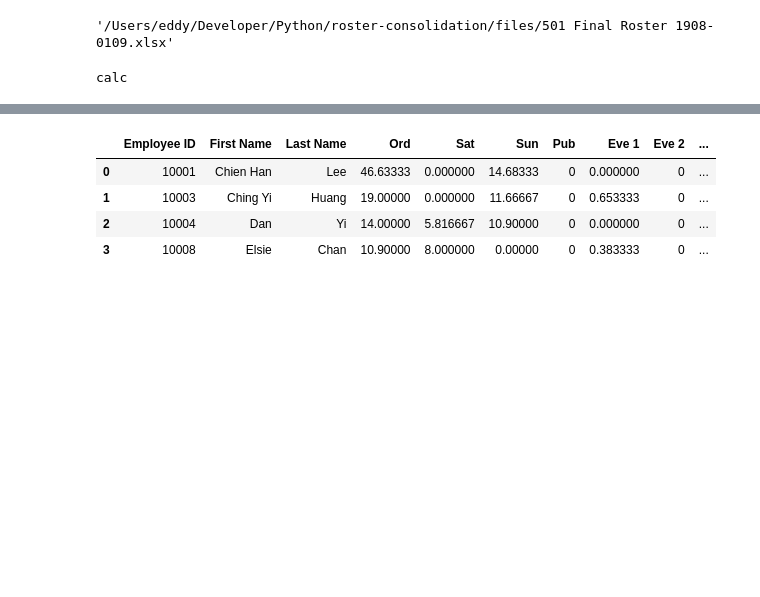
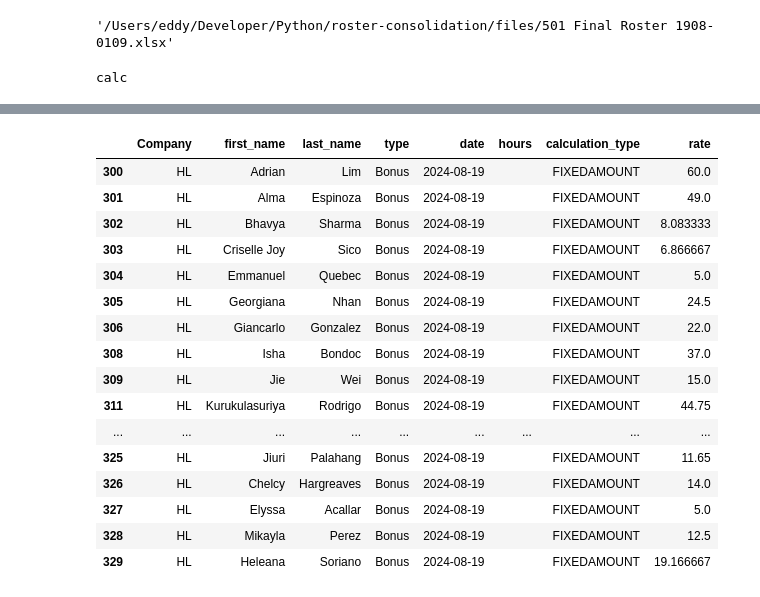
Before and after one commit to gongchaaus/roster-consolidation, a Jupyter notebook: timesheet_billing.ipynb, the cells around one changed output, grey strips where cells are left out. Cells and saved outputs as stored; diff of their text form; code cells hidden in the pictures; blank space fills up the shorter version.

```diff
--- a/timesheet_billing.ipynb
+++ b/timesheet_billing.ipynb
@@ -272,6 +272,16 @@ def calc_timesheets_n_billings(files):
   cols = ['Company', 'first_name', 'last_name', 'type', 'date','hours']
   upsheets = upsheets[cols]
 
+  upsheets['rate'] = ''
+  upsheets['calculation_type'] = ''
+
+  fixed_hours_calc_types = ["Personal/Carer's Leave", 'Annual Leave', 'Other Unpaid Leave']
+  upsheets.loc[upsheets['type'].isin(fixed_hours_calc_types), 'calculation_type'] = 'FIXEDHOURS'
+
+  fixed_amount_calc_types = ['Bonus']
+  upsheets.loc[upsheets['type'].isin(fixed_amount_calc_types), 'calculation_type'] = 'FIXEDAMOUNT'
+  upsheets.loc[upsheets['type'].isin(fixed_amount_calc_types), 'rate'] = upsheets['hours']
+  upsheets.loc[upsheets['type'].isin(fixed_amount_calc_types), 'hours'] = ''
 
   return timesheets, billings, over_threshold, analysis, bonus, upsheets
 # %%
@@ -550,2 +338,4 @@ bonus
+# %%
+upsheets = up.copy()
 # %%
 # %% [output]
@@ -619,8 +355,20 @@ Melted DataFrame:
-# %%
-df
-# %% [output]
-|  | Employee ID | First Name | Last Name | Ord | Sat | Sun | Pub | Eve 1 | Eve 2 | ... |
-| 0 | 10001 | Chien Han | Lee | 46.63333 | 0.000000 | 14.68333 | 0 | 0.000000 | 0 | ... |
-| 1 | 10003 | Ching Yi | Huang | 19.00000 | 0.000000 | 11.66667 | 0 | 0.653333 | 0 | ... |
-| 2 | 10004 | Dan | Yi | 14.00000 | 5.816667 | 10.90000 | 0 | 0.000000 | 0 | ... |
-| 3 | 10008 | Elsie | Chan | 10.90000 | 8.000000 | 0.00000 | 0 | 0.383333 | 0 | ... |
+# %%
+upsheets[upsheets['type'].isin(fixed_amount_calc_types)]
+# %% [output]
+|  | Company | first_name | last_name | type | date | hours | calculation_type | rate |
+| 300 | HL | Adrian | Lim | Bonus | 2024-08-19 |  | FIXEDAMOUNT | 60.0 |
+| 301 | HL | Alma | Espinoza | Bonus | 2024-08-19 |  | FIXEDAMOUNT | 49.0 |
+| 302 | HL | Bhavya | Sharma | Bonus | 2024-08-19 |  | FIXEDAMOUNT | 8.083333 |
+| 303 | HL | Criselle Joy | Sico | Bonus | 2024-08-19 |  | FIXEDAMOUNT | 6.866667 |
+| 304 | HL | Emmanuel | Quebec | Bonus | 2024-08-19 |  | FIXEDAMOUNT | 5.0 |
+| 305 | HL | Georgiana | Nhan | Bonus | 2024-08-19 |  | FIXEDAMOUNT | 24.5 |
+| 306 | HL | Giancarlo | Gonzalez | Bonus | 2024-08-19 |  | FIXEDAMOUNT | 22.0 |
+| 308 | HL | Isha | Bondoc | Bonus | 2024-08-19 |  | FIXEDAMOUNT | 37.0 |
+| 309 | HL | Jie | Wei | Bonus | 2024-08-19 |  | FIXEDAMOUNT | 15.0 |
+| 311 | HL | Kurukulasuriya | Rodrigo | Bonus | 2024-08-19 |  | FIXEDAMOUNT | 44.75 |
+| ... | ... | ... | ... | ... | ... | ... | ... | ... |
+| 325 | HL | Jiuri | Palahang | Bonus | 2024-08-19 |  | FIXEDAMOUNT | 11.65 |
+| 326 | HL | Chelcy | Hargreaves | Bonus | 2024-08-19 |  | FIXEDAMOUNT | 14.0 |
+| 327 | HL | Elyssa | Acallar | Bonus | 2024-08-19 |  | FIXEDAMOUNT | 5.0 |
+| 328 | HL | Mikayla | Perez | Bonus | 2024-08-19 |  | FIXEDAMOUNT | 12.5 |
+| 329 | HL | Heleana | Soriano | Bonus | 2024-08-19 |  | FIXEDAMOUNT | 19.166667 |
```
Also changed, not shown: parts of 8 cells of this notebook, 3 other files.
